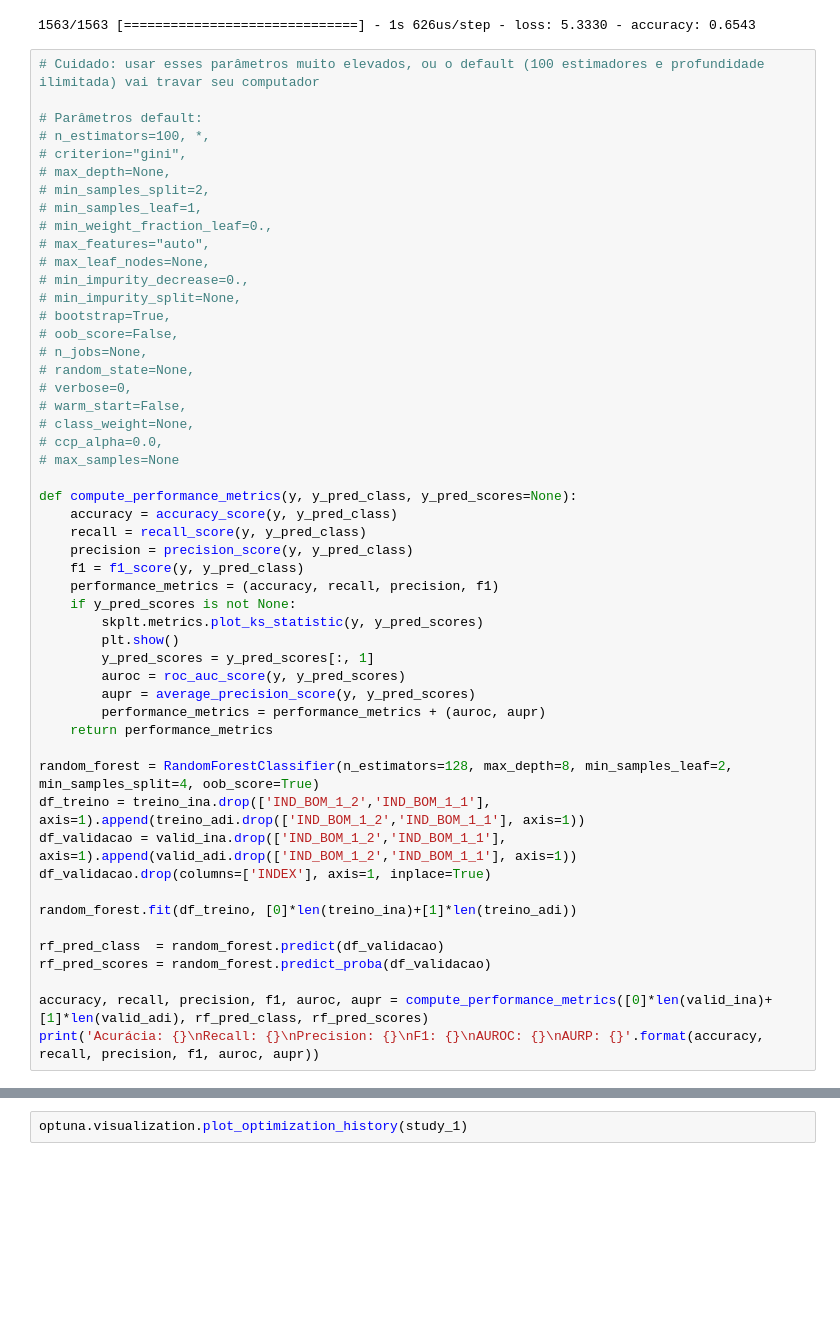
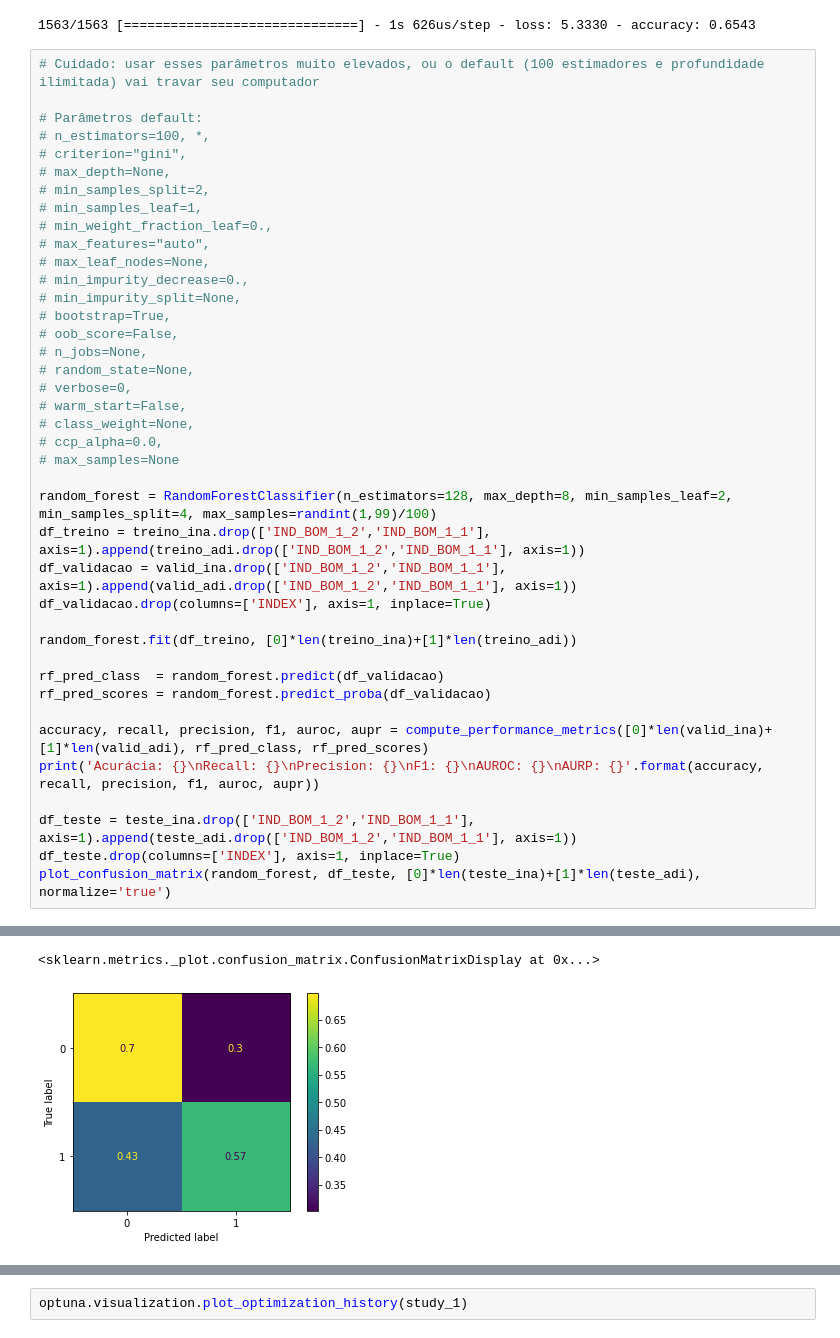
Before and after one commit to AdrianoCabral/projeto-redes, a Jupyter notebook: Projeto_Final.ipynb, the cells around one changed output, grey strips where cells are left out. Cells and saved outputs as stored; diff of their text form; blank space fills up the shorter version.

```diff
--- a/Projeto_Final.ipynb
+++ b/Projeto_Final.ipynb
@@ -258,22 +288,7 @@ x, y = model.evaluate(trX, trY, verbose=1)
 # ccp_alpha=0.0,
 # max_samples=None
 
-def compute_performance_metrics(y, y_pred_class, y_pred_scores=None):
-    accuracy = accuracy_score(y, y_pred_class)
-    recall = recall_score(y, y_pred_class)
-    precision = precision_score(y, y_pred_class)
-    f1 = f1_score(y, y_pred_class)
-    performance_metrics = (accuracy, recall, precision, f1)
-    if y_pred_scores is not None:
-        skplt.metrics.plot_ks_statistic(y, y_pred_scores)
-        plt.show()
-        y_pred_scores = y_pred_scores[:, 1]
-        auroc = roc_auc_score(y, y_pred_scores)
-        aupr = average_precision_score(y, y_pred_scores)
-        performance_metrics = performance_metrics + (auroc, aupr)
-    return performance_metrics
-
-random_forest = RandomForestClassifier(n_estimators=128, max_depth=8, min_samples_leaf=2, min_samples_split=4, oob_score=True)
+random_forest = RandomForestClassifier(n_estimators=128, max_depth=8, min_samples_leaf=2, min_samples_split=4, max_samples=randint(1,99)/100)
 df_treino = treino_ina.drop(['IND_BOM_1_2','IND_BOM_1_1'], axis=1).append(treino_adi.drop(['IND_BOM_1_2','IND_BOM_1_1'], axis=1))
 df_validacao = valid_ina.drop(['IND_BOM_1_2','IND_BOM_1_1'], axis=1).append(valid_adi.drop(['IND_BOM_1_2','IND_BOM_1_1'], axis=1))
 df_validacao.drop(columns=['INDEX'], axis=1, inplace=True)
@@ -285,5 +300,9 @@ rf_pred_scores = random_forest.predict_proba(df_validacao)
 
 accuracy, recall, precision, f1, auroc, aupr = compute_performance_metrics([0]*len(valid_ina)+[1]*len(valid_adi), rf_pred_class, rf_pred_scores)
 print('Acurácia: {}\nRecall: {}\nPrecision: {}\nF1: {}\nAUROC: {}\nAURP: {}'.format(accuracy, recall, precision, f1, auroc, aupr))
+
+df_teste = teste_ina.drop(['IND_BOM_1_2','IND_BOM_1_1'], axis=1).append(teste_adi.drop(['IND_BOM_1_2','IND_BOM_1_1'], axis=1))
+df_teste.drop(columns=['INDEX'], axis=1, inplace=True)
+plot_confusion_matrix(random_forest, df_teste, [0]*len(teste_ina)+[1]*len(teste_adi), normalize='true')
 # %% [output]
 [figure]
@@ -296 +315,3 @@ AURP: 0.6860913885968859
+<sklearn.metrics._plot.confusion_matrix.ConfusionMatrixDisplay at 0x...>
+[figure, added]
 # %%
```
Also changed, not shown: parts of 10 cells of this notebook.
